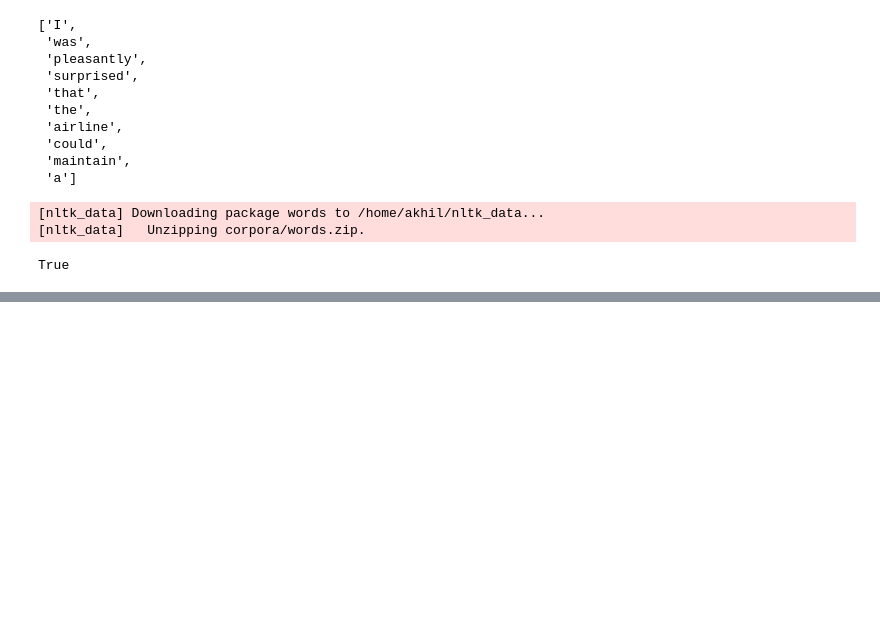
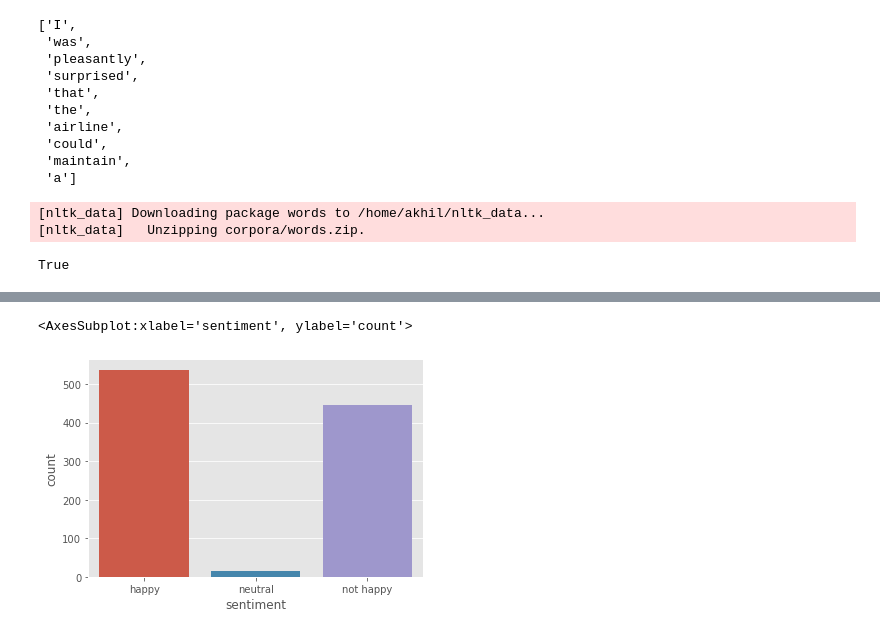
Before and after one commit to proton029/British-Airways-internship-Data-Science-, a Jupyter notebook: Webscraping.ipynb, the cells around one changed output, grey strips where cells are left out. Saved outputs shown, nothing was run; the diff lists cells and outputs as text; code cells hidden in the pictures; blank space fills up the shorter version.

```diff
--- a/Webscraping.ipynb
+++ b/Webscraping.ipynb
@@ -370,0 +380,2 @@ vaders.describe()
+# %%
+vaders=vaders.drop('sentimet',axis=1)
@@ -370,0 +386,8 @@ vaders.describe()
+# %%
+for i in range(len(vaders)):
+    if(vaders['compound'][i]>0.05):
+        vaders['sentiment'][i]= 'happy'
+    elif(vaders['compound'][i]<-0.05):
+        vaders['sentiment'][i]= 'not happy'
+    else:
+        vaders['sentiment'][i] = 'neutral'
@@ -370,0 +422,5 @@ vaders.describe()
+# %%
+sns.countplot(data=vaders, x='sentiment')
+# %% [output]
+<AxesSubplot:xlabel='sentiment', ylabel='count'>
+[figure, added]
```
Also changed, not shown: parts of 45 cells of this notebook.
